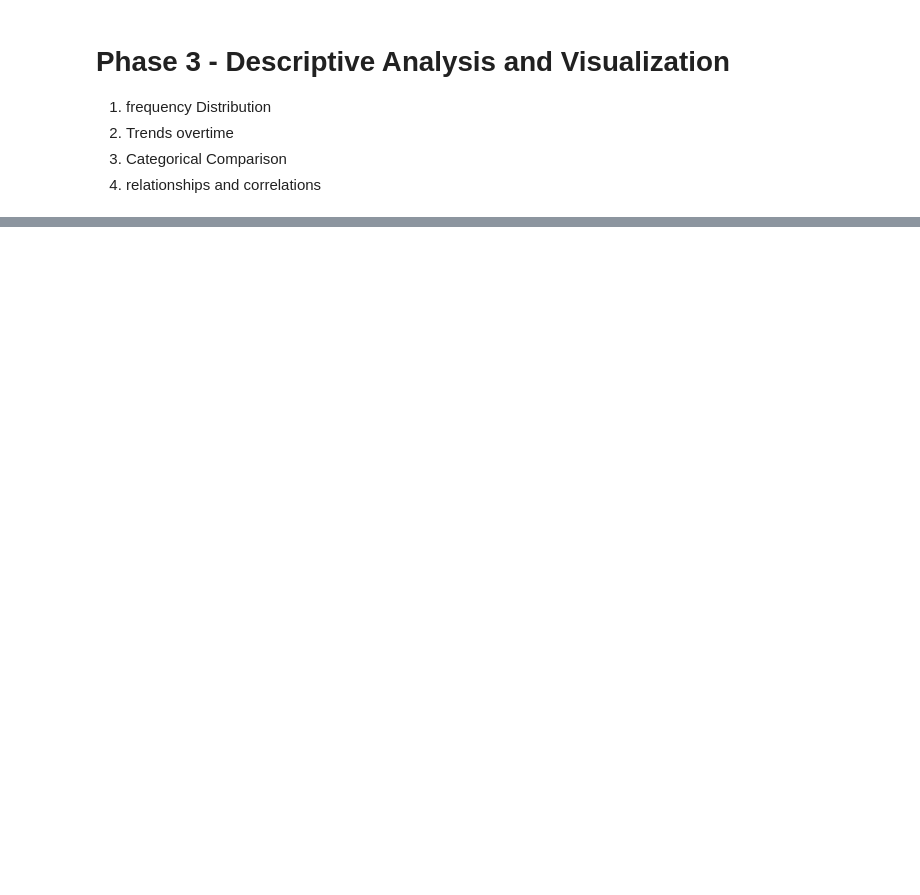
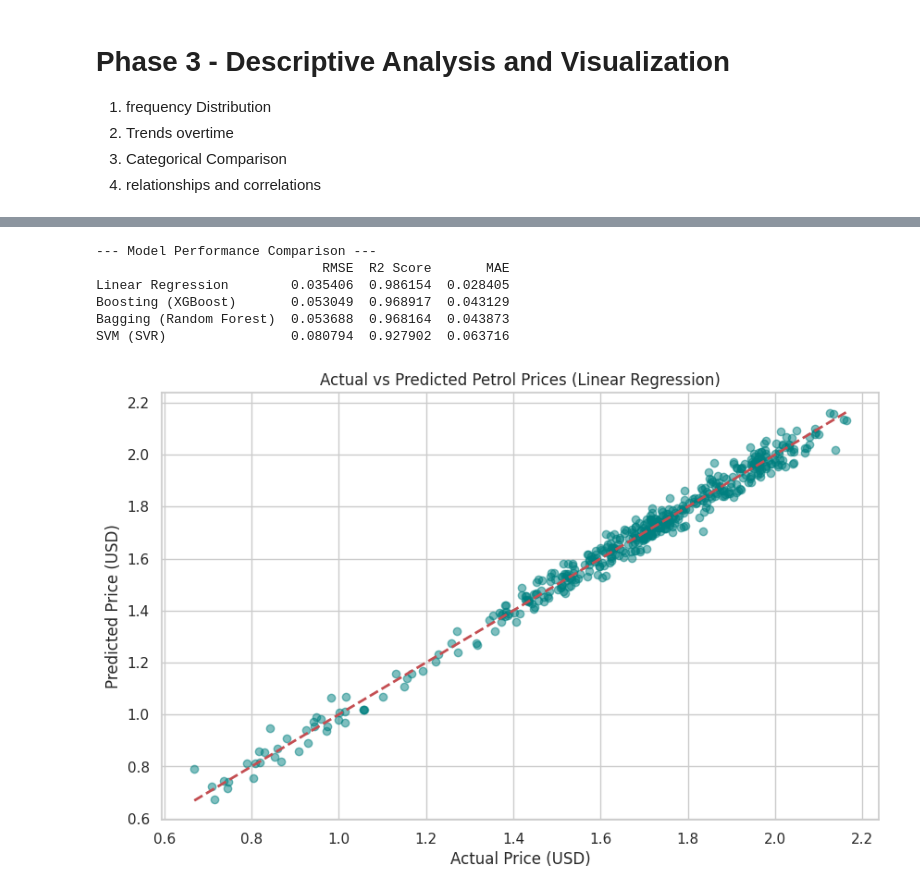
Before and after one commit to yelle15/fuelcast, a Jupyter notebook: machine-learning/GasModel2_2.ipynb, the cells around one changed output, grey strips where cells are left out. Cells and saved outputs as stored; diff of their text form; code cells hidden in the pictures; blank space fills up the shorter version.

```diff
--- a/machine-learning/GasModel2_2.ipynb
+++ b/machine-learning/GasModel2_2.ipynb
@@ -151,0 +173,54 @@ Passing `palette` without assigning `hue` is deprecated and will be removed in v
+# %%
+y_values = y
+
+train_mask = data['date'] < '2025-01-01'
+test_mask = data['date'] >= '2025-01-01'
+
+X_train = X_train_ready.iloc[:sum(train_mask)]
+X_test = X_train_ready.iloc[sum(train_mask):]
+y_train = y_values[:sum(train_mask)]
+y_test = y_values[sum(train_mask):]
+
+models = {
+    "Bagging (Random Forest)": RandomForestRegressor(n_estimators=200, random_state=42),
+    "Boosting (XGBoost)": XGBRegressor(n_estimators=200, learning_rate=0.05, max_depth=6, random_state=42),
+    "SVM (SVR)": SVR(kernel='rbf', C=1.0, epsilon=0.01),
+    "Linear Regression": LinearRegression()
+}
+
+model_performance = {}
+
+for name, model in models.items():
+    model.fit(X_train, y_train)
+    y_pred = model.predict(X_test)
+
+    rmse = np.sqrt(mean_squared_error(y_test, y_pred))
+    r2 = r2_score(y_test, y_pred)
+    mae = mean_absolute_error(y_test, y_pred)
+
+    model_performance[name] = {"RMSE": rmse, "R2 Score": r2, "MAE": mae}
+
+performance_df = pd.DataFrame(model_performance).T.sort_values(by="RMSE")
+print("--- Model Performance Comparison ---")
+print(performance_df)
+
+best_model_name = performance_df.index[0]
+best_model = models[best_model_name]
+y_final_pred = best_model.predict(X_test)
+
+plt.figure(figsize=(10, 6))
+plt.scatter(y_test, y_final_pred, alpha=0.5, color='teal')
+plt.plot([y_test.min(), y_test.max()], [y_test.min(), y_test.max()], 'r--', lw=2)
+plt.title(f'Actual vs Predicted Petrol Prices ({best_model_name})')
+plt.xlabel('Actual Price (USD)')
+plt.ylabel('Predicted Price (USD)')
+plt.savefig('model_results_scatter.png')
+plt.show()
+# %% [output]
+--- Model Performance Comparison ---
+                             RMSE  R2 Score       MAE
+Linear Regression        0.035406  0.986154  0.028405
+Boosting (XGBoost)       0.053049  0.968917  0.043129
+Bagging (Random Forest)  0.053688  0.968164  0.043873
+SVM (SVR)                0.080794  0.927902  0.063716
+[figure, added]
```
Also changed, not shown: parts of 7 cells of this notebook.
